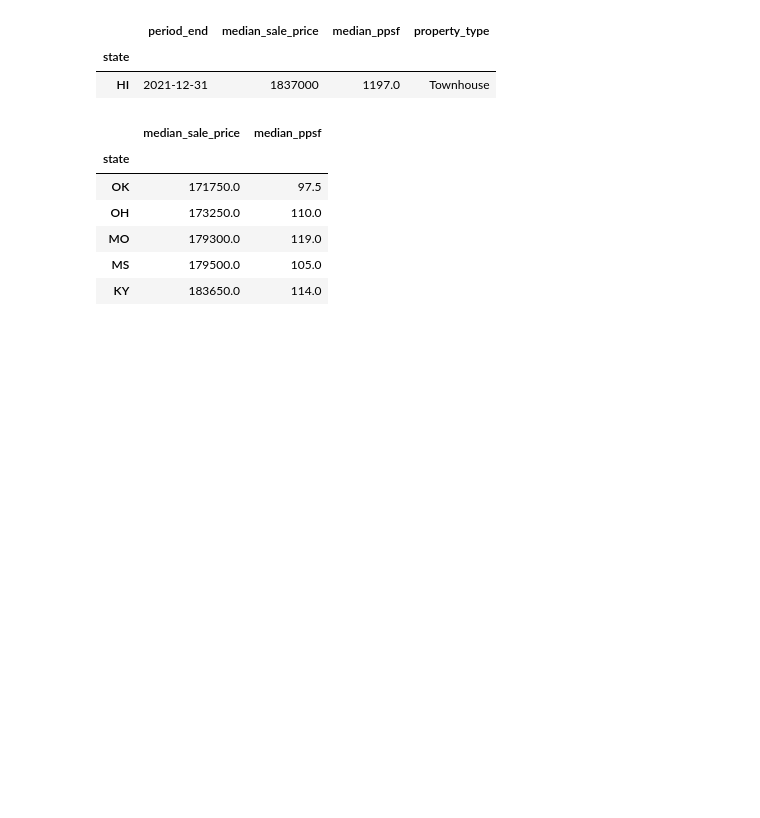
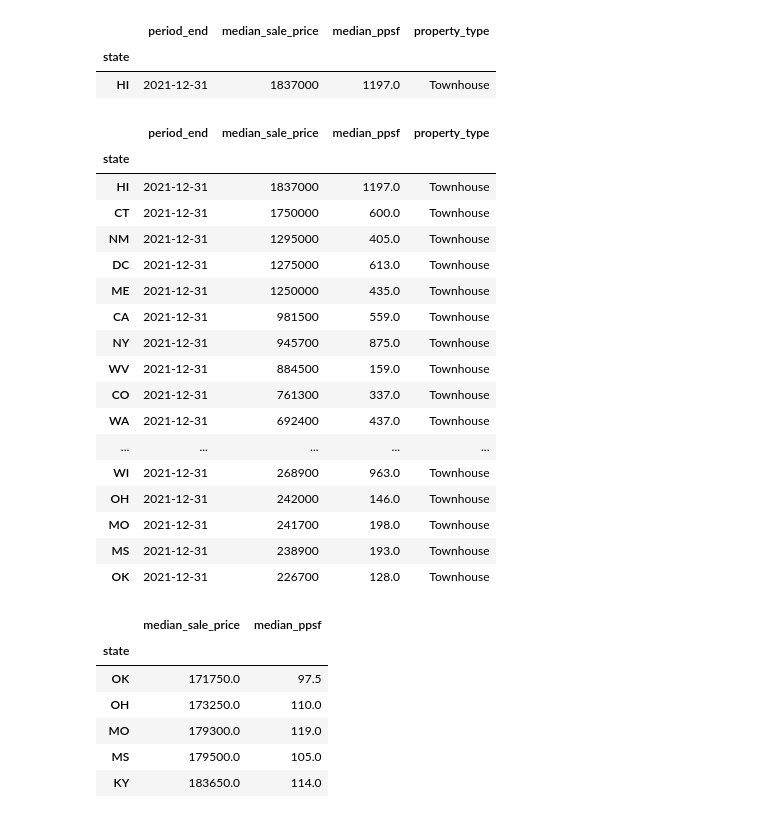
Before and after one commit to dtmurphy6/the_real_estate_agents, a Jupyter notebook: Code_Scripts/data_science_housing.ipynb, the cells around one changed output. Drawn from its saved outputs; the diff is of its cells as text; code cells hidden in the pictures; blank space fills up the shorter version.

```diff
--- a/Code_Scripts/data_science_housing.ipynb
+++ b/Code_Scripts/data_science_housing.ipynb
@@ -190,6 +212,28 @@ max_price
 |  | period_end | median_sale_price | median_ppsf | property_type |
 | state |  |  |  |  |
 | HI | 2021-12-31 | 1837000 | 1197.0 | Townhouse |
+# %%
+#Getting the top highest priced states
+max_state_df.sort_values(by='median_sale_price', ascending=False)
+# %% [output]
+|  | period_end | median_sale_price | median_ppsf | property_type |
+| state |  |  |  |  |
+| HI | 2021-12-31 | 1837000 | 1197.0 | Townhouse |
+| CT | 2021-12-31 | 1750000 | 600.0 | Townhouse |
+| NM | 2021-12-31 | 1295000 | 405.0 | Townhouse |
+| DC | 2021-12-31 | 1275000 | 613.0 | Townhouse |
+| ME | 2021-12-31 | 1250000 | 435.0 | Townhouse |
+| CA | 2021-12-31 | 981500 | 559.0 | Townhouse |
+| NY | 2021-12-31 | 945700 | 875.0 | Townhouse |
+| WV | 2021-12-31 | 884500 | 159.0 | Townhouse |
+| CO | 2021-12-31 | 761300 | 337.0 | Townhouse |
+| WA | 2021-12-31 | 692400 | 437.0 | Townhouse |
+| ... | ... | ... | ... | ... |
+| WI | 2021-12-31 | 268900 | 963.0 | Townhouse |
+| OH | 2021-12-31 | 242000 | 146.0 | Townhouse |
+| MO | 2021-12-31 | 241700 | 198.0 | Townhouse |
+| MS | 2021-12-31 | 238900 | 193.0 | Townhouse |
+| OK | 2021-12-31 | 226700 | 128.0 | Townhouse |
 # %%
 #grab median sale price by state
 state_df_median = state_df.groupby(['state']).median()
```
Also changed, not shown: parts of 5 cells of this notebook.
